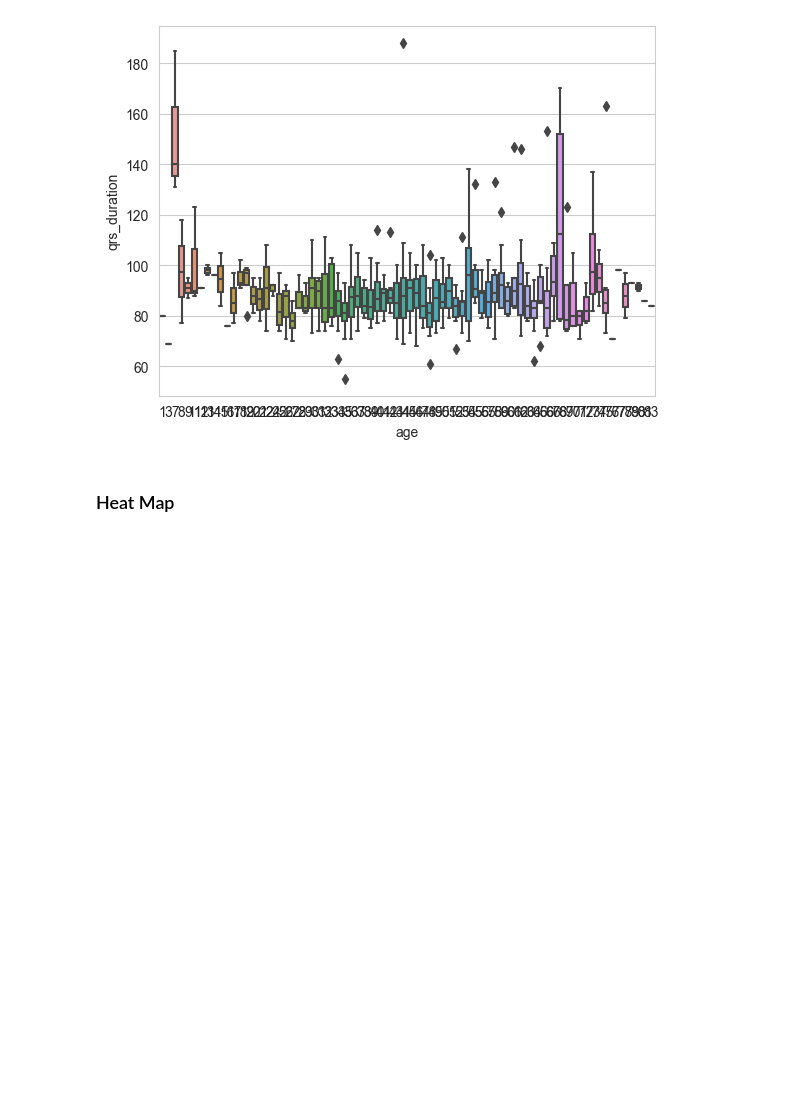
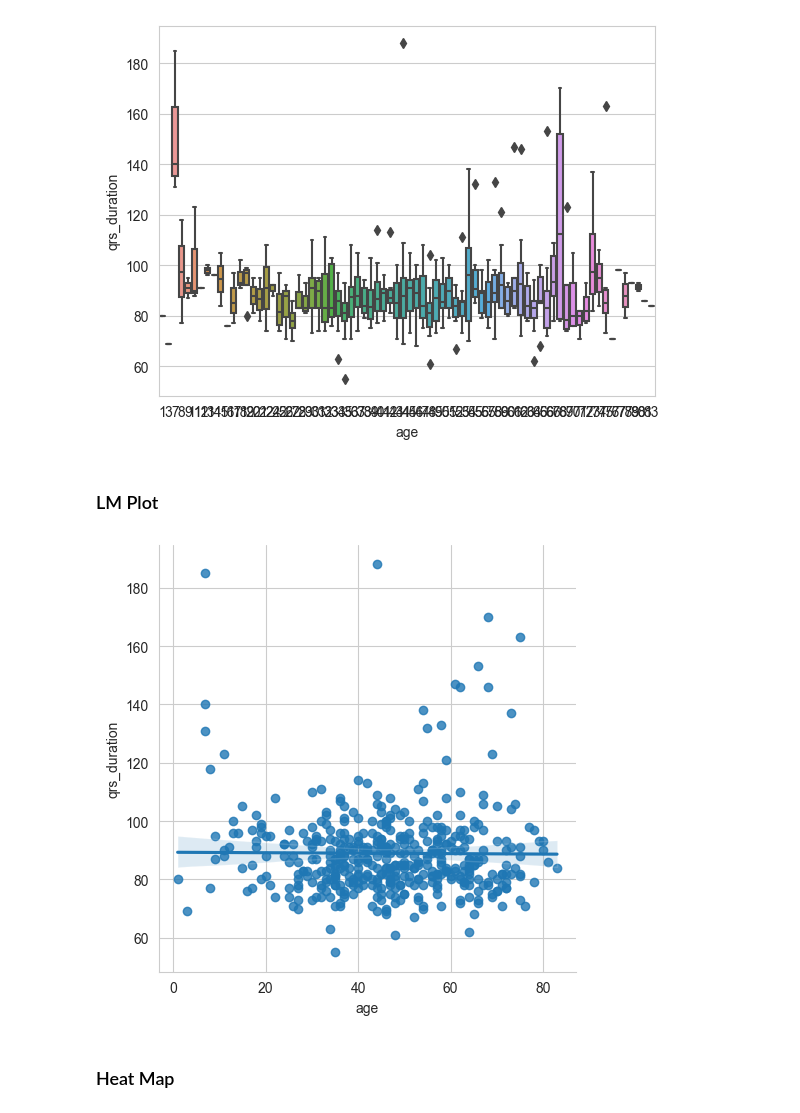
Before and after one commit to ikhsansdqq/MachineLearning, a Jupyter notebook: naive-bayes-v3.ipynb, the cells around one changed output. Saved outputs shown, nothing was run; the diff lists cells and outputs as text; code cells hidden in the pictures; blank space fills up the shorter version.

```diff
--- a/naive-bayes-v3.ipynb
+++ b/naive-bayes-v3.ipynb
@@ -334,6 +334,13 @@ sns.boxplot(x='age', y='qrs_duration', data=df)
 # %% [output]
 <Axes: xlabel='age', ylabel='qrs_duration'>
 [figure]
+# %% [markdown]
+### LM Plot
+# %%
+sns.lmplot(x='age', y='qrs_duration', data=df)
+plt.show()
+# %% [output]
+[figure, added]
 # %% [markdown]
 ### Heat Map
 # %%
```
Also changed, not shown: parts of 4 cells of this notebook.
